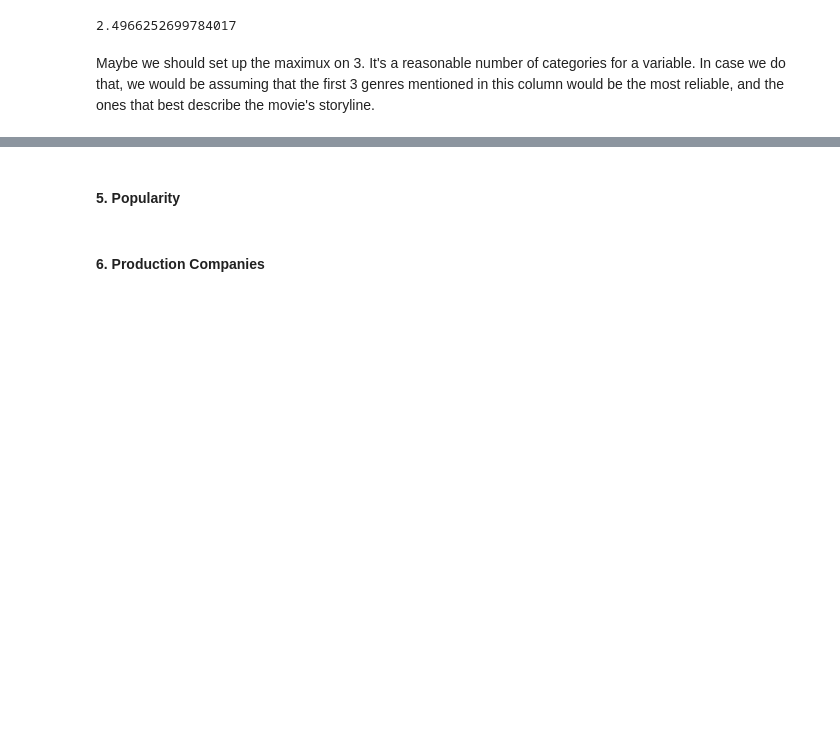
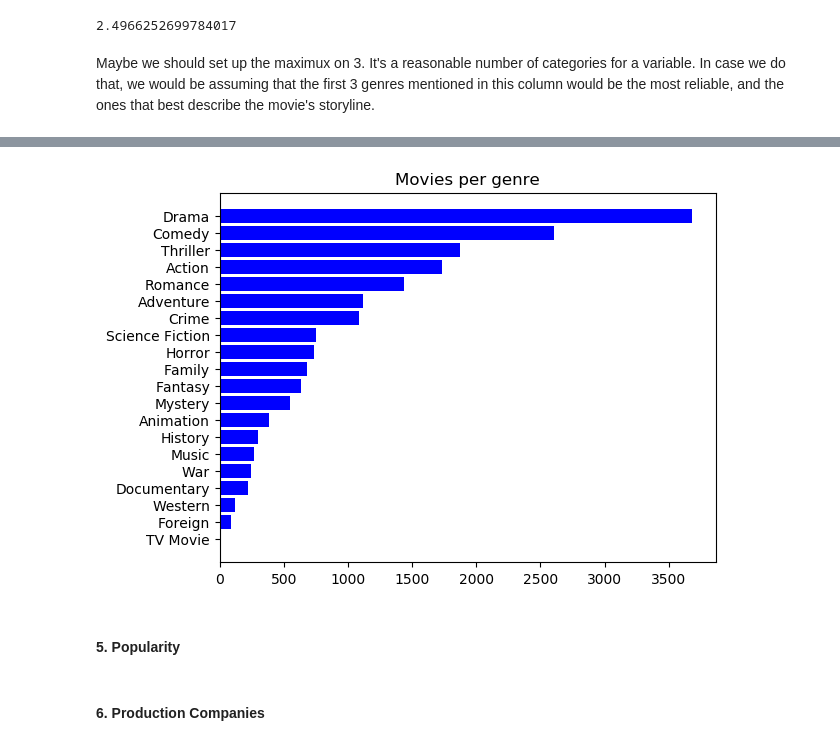
Before and after one commit to ElsaDuran/reves, a Jupyter notebook: Metadata-getting-familiar.ipynb, the cells around one changed output, grey strips where cells are left out. Saved outputs shown, nothing was run; the diff lists cells and outputs as text; code cells hidden in the pictures; blank space fills up the shorter version.

```diff
--- a/Metadata-getting-familiar.ipynb
+++ b/Metadata-getting-familiar.ipynb
@@ -23,7 +23,9 @@ Index(['adult', 'belongs_to_collection', 'budget', 'genres', 'homepage', 'id',
 # %%
 import pandas as pd
 import numpy as np
-import matplotlib as plt
+import matplotlib.pyplot as plt
+%matplotlib inline
+plt.style.use('ggplot')
 # %%
 #Set the path to the data files
 path="C:/Users/Elsa/OneDrive/master/03_reve/data/"
@@ -527,3 +522,12 @@ There are 20 unique genres
+# %%
+fig, ax = plt.subplots()
+ax.barh(x, y, color='blue')
+ax.invert_yaxis()
+ax.set_title('Movies per genre')
+
+plt.show()
+# %% [output]
+[figure, added]
 # %% [markdown]
 #### 5. Popularity
 # %%
```
Also changed, not shown: parts of 42 cells of this notebook.
